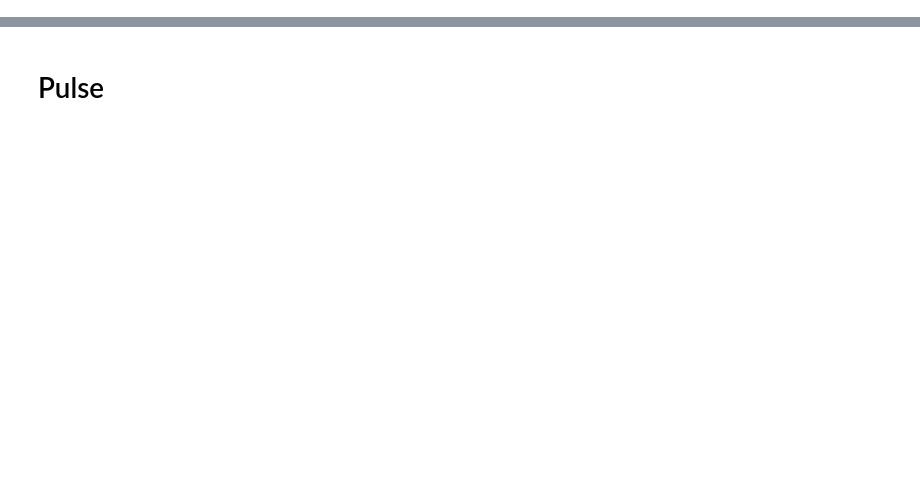
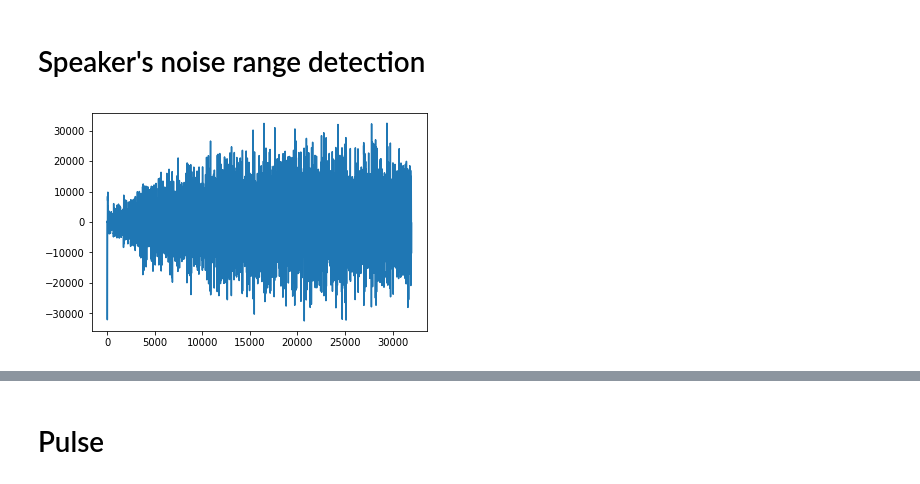
Before and after one commit to lucieperrotta/PDC, a Jupyter notebook: waveformFormer.ipynb, the cells around one changed output, grey strips where cells are left out. Saved outputs shown, nothing was run; the diff lists cells and outputs as text; code cells hidden in the pictures; blank space fills up the shorter version.

```diff
--- a/waveformFormer.ipynb
+++ b/waveformFormer.ipynb
@@ -11,0 +30,27 @@ from helpers import *
+# %% [markdown]
+# Speaker's noise range detection
+# %%
+# Record initial noise !!
+
+CHUNKSIZE = 32000 # 2 seconds
+
+# initialize portaudio
+p = pyaudio.PyAudio()
+stream = p.open(format=pyaudio.paInt16, channels=1, rate=Fs, input=True, frames_per_buffer=CHUNKSIZE)
+
+# do this as long as you want fresh samples
+data = stream.read(CHUNKSIZE)
+numpydata = np.fromstring(data, dtype=np.int16)
+
+noise = numpydata/1
+
+# plot data
+plt.plot(noise)
+plt.show()
+
+# close stream
+stream.stop_stream()
+stream.close()
+p.terminate()
+# %% [output]
+[figure, added]
```
Also changed, not shown: parts of 10 cells of this notebook, 2 other files.
